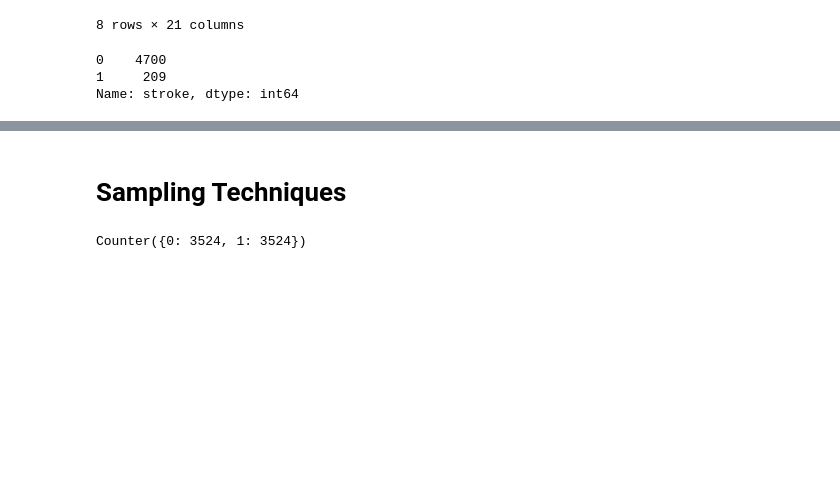
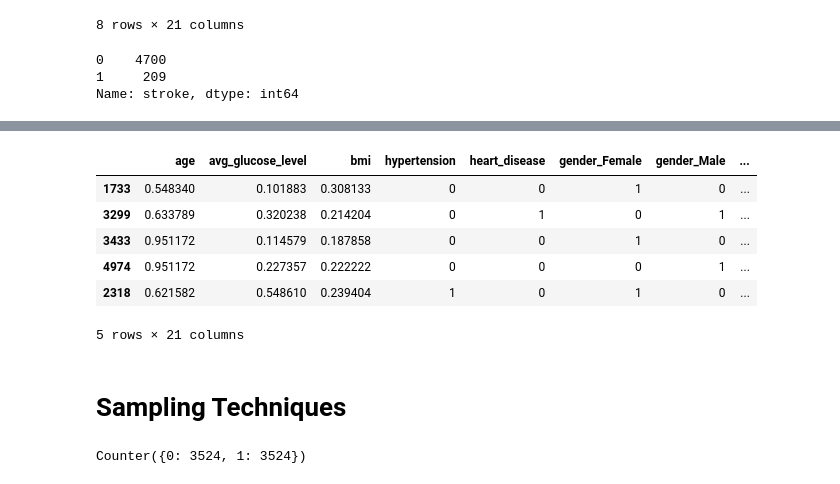
Before and after one commit to MelissaLesiewicz/GroupProject, a Jupyter notebook: Dataset_preprocessing.ipynb, the cells around one changed output, grey strips where cells are left out. Cells and saved outputs as stored; diff of their text form; code cells hidden in the pictures; blank space fills up the shorter version.

Commit message:
adding into our preprocessing the scaling for X_train only and Actual sample data

```diff
--- a/Dataset_preprocessing.ipynb
+++ b/Dataset_preprocessing.ipynb
@@ -118,4 +94,4 @@ X_scaled.head()
 # %%
 # Use sklearn to split dataset
 from sklearn.model_selection import train_test_split
-X_train, X_test, y_train, y_test = train_test_split(X_scaled, y, stratify=y)
+X_train, X_test, y_train, y_test = train_test_split(X, y, stratify=y)
@@ -121,0 +100,6 @@ X_train, X_test, y_train, y_test = train_test_split(X_scaled, y, stratify=y)
+# %%
+# Standardize the data with MinMaxScaler().
+scaler=MinMaxScaler()
+scaler.fit(X_train[["age", "avg_glucose_level", "bmi"]])
+X_scaled=scaler.transform(X_train[["age", "avg_glucose_level", "bmi"]])
+X_scaled
@@ -122,3 +114,15 @@ X_train, X_test, y_train, y_test = train_test_split(X_scaled, y, stratify=y)
+# %%
+X_scaled = pd.DataFrame(data=X_scaled, columns=["age", "avg_glucose_level", "bmi"], index=X_train.index)
+X_scaled = X_scaled.join(X_train.drop(columns=["age", "avg_glucose_level", "bmi"], axis=1))
+X_scaled.head()
+# %% [output]
+|  | age | avg_glucose_level | bmi | hypertension | heart_disease | gender_Female | gender_Male | ... |
+| 1733 | 0.548340 | 0.101883 | 0.308133 | 0 | 0 | 1 | 0 | ... |
+| 3299 | 0.633789 | 0.320238 | 0.214204 | 0 | 1 | 0 | 1 | ... |
+| 3433 | 0.951172 | 0.114579 | 0.187858 | 0 | 0 | 1 | 0 | ... |
+| 4974 | 0.951172 | 0.227357 | 0.222222 | 0 | 0 | 0 | 1 | ... |
+| 2318 | 0.621582 | 0.548610 | 0.239404 | 1 | 0 | 1 | 0 | ... |
+5 rows × 21 columns
 # %%
 #Exporting testing dataset
 output_file_path = "Resources/stroke_testing_data.csv"
```
Also changed, not shown: parts of 11 cells of this notebook, 4 other files.
